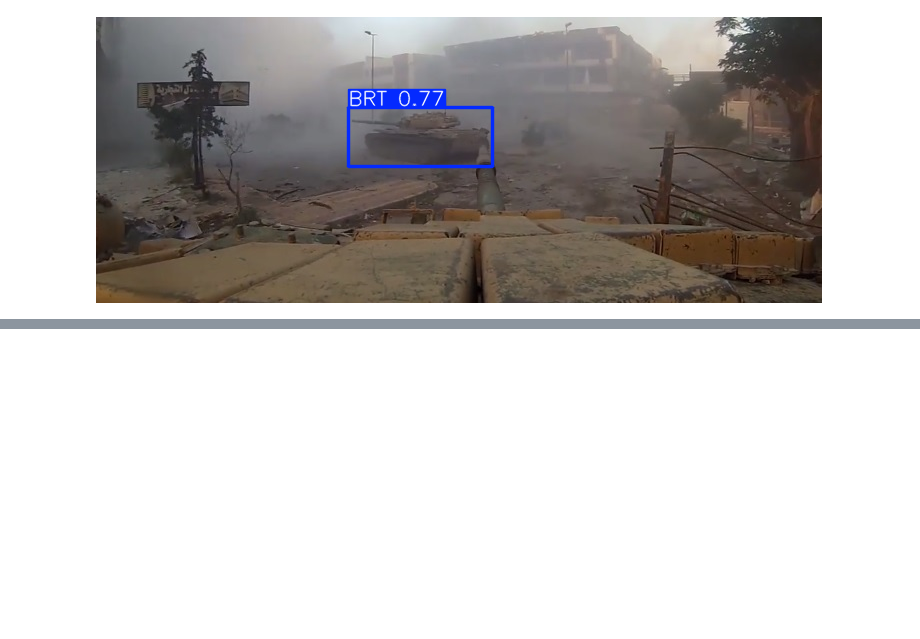
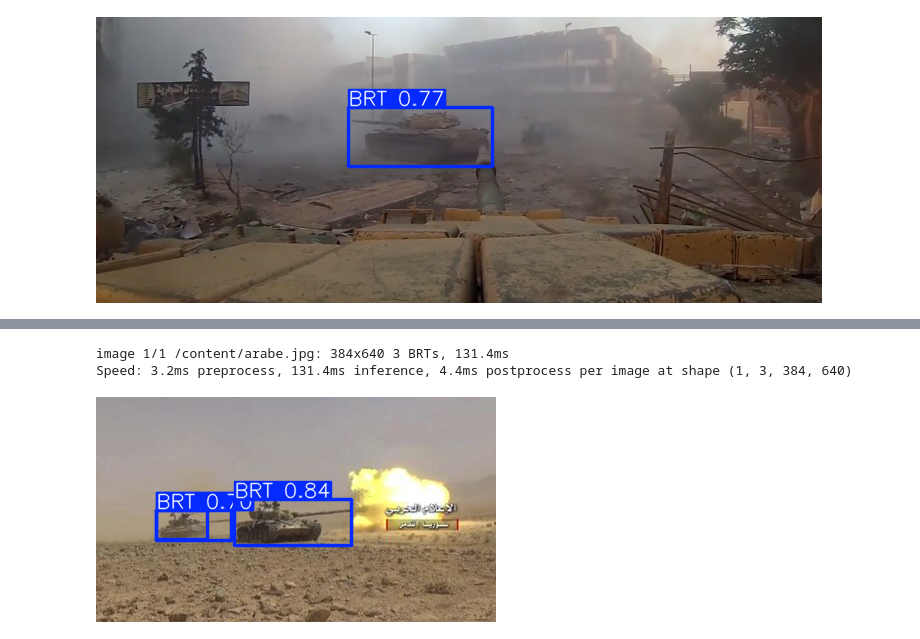
Before and after one commit to Skynet2001/prototype1, a Jupyter notebook: dataset_preparacion.ipynb, the cells around one changed output, grey strips where cells are left out. Drawn from its saved outputs; the diff is of its cells as text; code cells hidden in the pictures; blank space fills up the shorter version.

```diff
--- a/dataset_preparacion.ipynb
+++ b/dataset_preparacion.ipynb
@@ -286,0 +305,12 @@ Speed: 20.3ms preprocess, 297.1ms inference, 27.5ms postprocess per image at sha
+# %%
+from ultralytics import YOLO
+# Load the YOLO11 model
+model = YOLO('/content/best.pt')
+# Run inference on an image
+results = model('/content/arabe.jpg')
+# Display results
+results[0].show()
+# %% [output]
+image 1/1 /content/arabe.jpg: 384x640 3 BRTs, 131.4ms
+Speed: 3.2ms preprocess, 131.4ms inference, 4.4ms postprocess per image at shape (1, 3, 384, 640)
+[figure, added]
```
Also changed, not shown: parts of 5 cells of this notebook.
